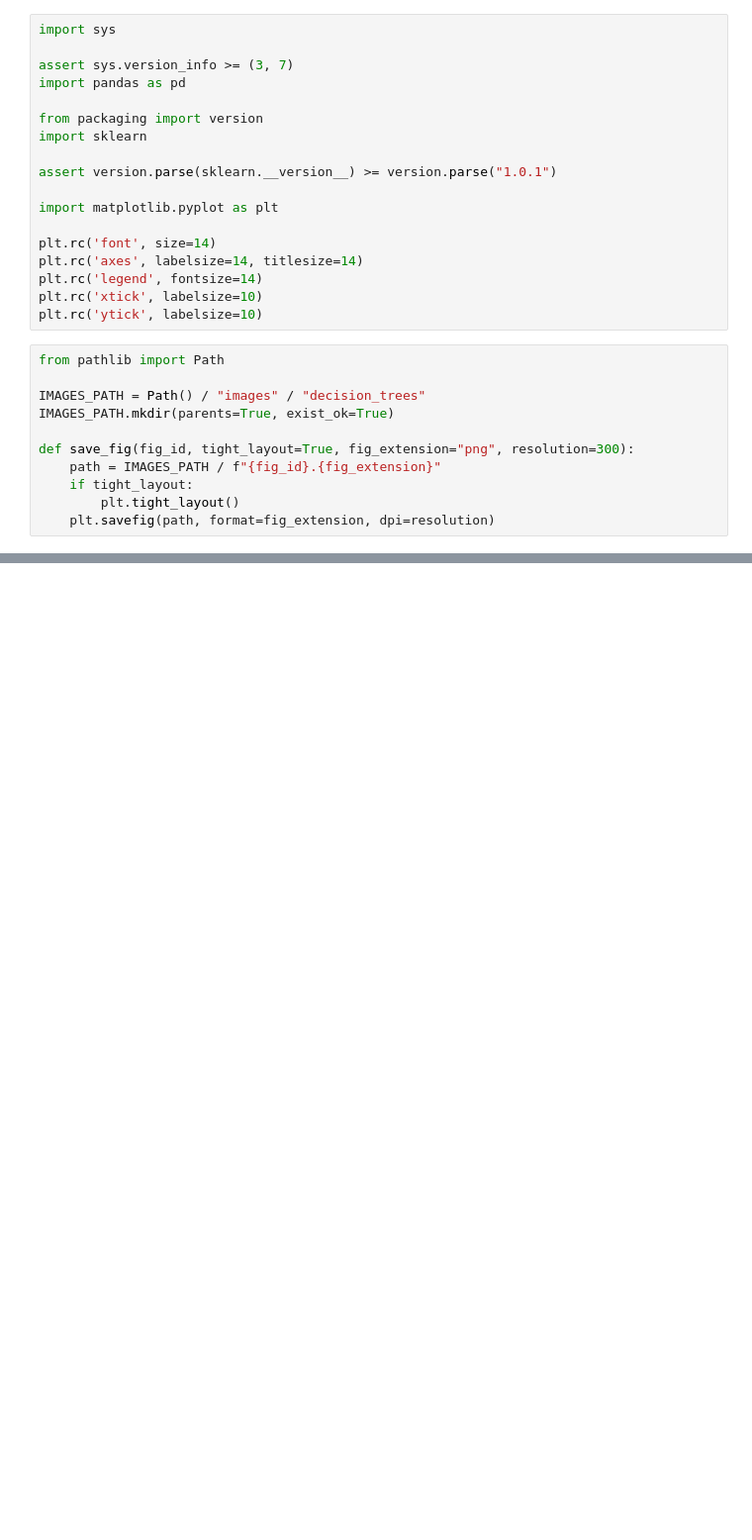
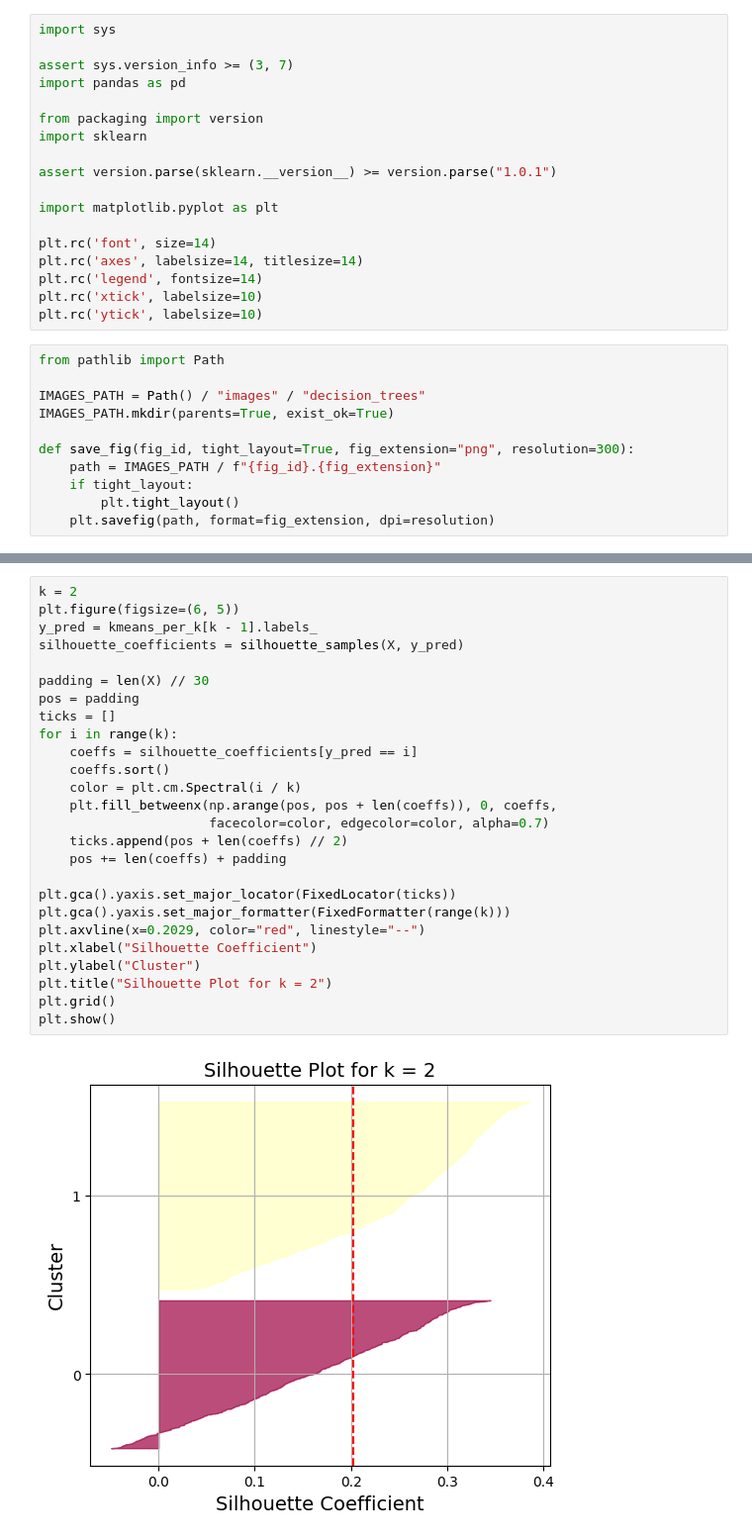
Before and after one commit to IDM4s-2025/TC2034-final-team8, a Jupyter notebook: k_means.ipynb, the cells around one changed output, grey strips where cells are left out. Shown: that part at 99% size. Cells and saved outputs as stored; diff of their text form; blank space fills up the shorter version.

```diff
--- a/k_means.ipynb
+++ b/k_means.ipynb
@@ -102,0 +208,28 @@ plt.show()
+# %%
+k = 2
+plt.figure(figsize=(6, 5))
+y_pred = kmeans_per_k[k - 1].labels_
+silhouette_coefficients = silhouette_samples(X, y_pred)
+
+padding = len(X) // 30
+pos = padding
+ticks = []
+for i in range(k):
+    coeffs = silhouette_coefficients[y_pred == i]
+    coeffs.sort()
+    color = plt.cm.Spectral(i / k)
+    plt.fill_betweenx(np.arange(pos, pos + len(coeffs)), 0, coeffs,
+                      facecolor=color, edgecolor=color, alpha=0.7)
+    ticks.append(pos + len(coeffs) // 2)
+    pos += len(coeffs) + padding
+
+plt.gca().yaxis.set_major_locator(FixedLocator(ticks))
+plt.gca().yaxis.set_major_formatter(FixedFormatter(range(k)))
+plt.axvline(x=0.2029, color="red", linestyle="--")
+plt.xlabel("Silhouette Coefficient")
+plt.ylabel("Cluster")
+plt.title("Silhouette Plot for k = 2")
+plt.grid()
+plt.show()
+# %% [output]
+[figure, added]
```
Also changed, not shown: parts of 24 cells of this notebook, 2 other files.
